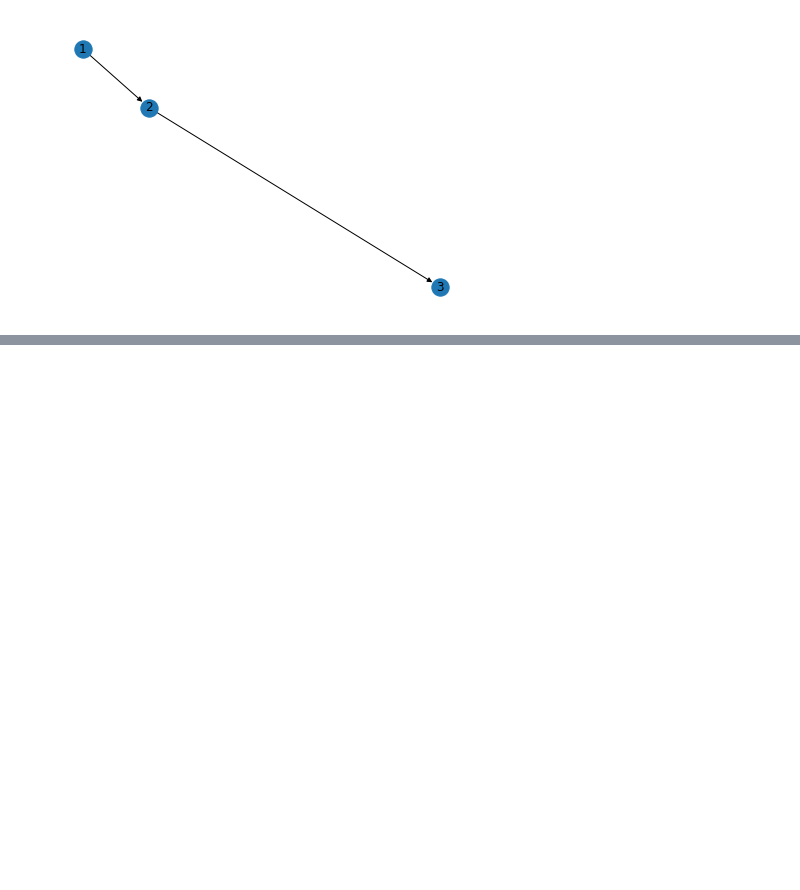
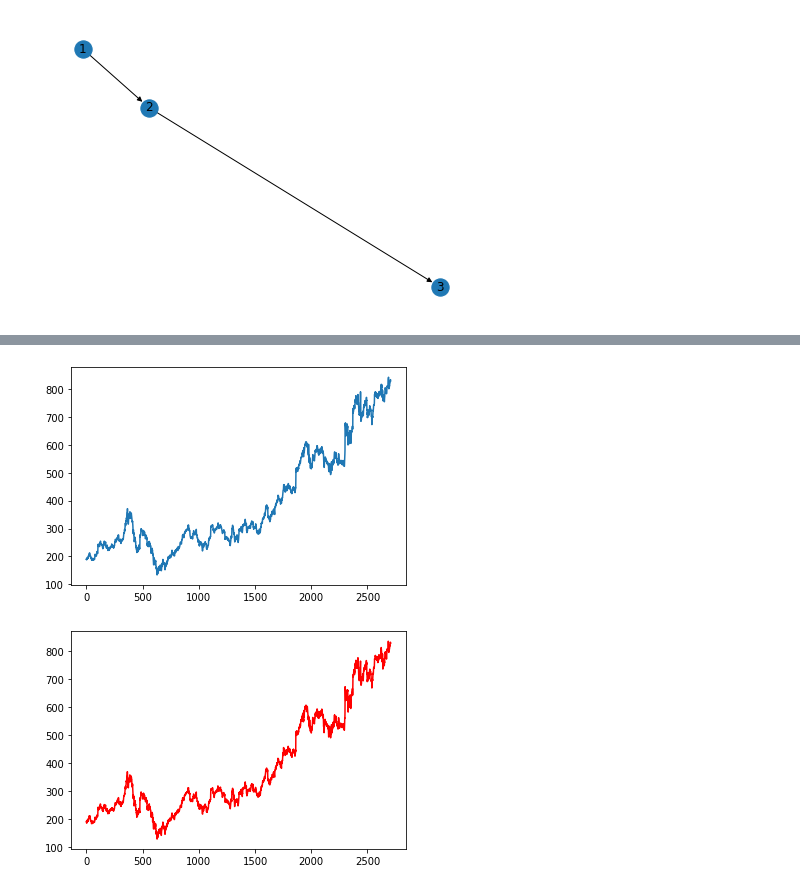
Before and after one commit to Le-Triumvirat/CADS-Internship, a Jupyter notebook: Anomaly_detection_in_financial_services_using_knowledge_graphs_and_machine_learning.ipynb, the cells around one changed output, grey strips where cells are left out. Cells and saved outputs as stored; diff of their text form; code cells hidden in the pictures; blank space fills up the shorter version.

```diff
--- a/Anomaly_detection_in_financial_services_using_knowledge_graphs_and_machine_learning.ipynb
+++ b/Anomaly_detection_in_financial_services_using_knowledge_graphs_and_machine_learning.ipynb
@@ -610,0 +596,20 @@ Length: 2707, dtype: bool
+# %%
+'''
+KDJ  |  W%R  |  RSI
+'''
+import pandas as pd
+goog = pd.read_csv('Stock Price\GOOG.csv')
+print(f"KDJ (Min and Max) {goog['KDJ'].min()}\t {goog['KDJ'].max()}")
+print(f"W%R (Min and Max) {goog['W%R'].min()}\t {goog['W%R'].max()}")
+print(f"RSI (Min and Max) {goog['RSI'].min()}\t {goog['RSI'].max()}")
+row_count = len(goog)
+'''
+Labels
+0 - overbought > 0.8 (sell)
+1 - oversold < 0.2 (buy)
+2 - nil trend [0.2,0.8]
+Note : Only AAPL has a column called as label
+'''
+# goog['KDJ'].sum()/len(goog['KDJ'].index)
+# goog['KDJ'].max()
+print('')
@@ -610,0 +626,10 @@ Length: 2707, dtype: bool
+# %%
+import matplotlib.pyplot as plt
+
+plt.plot(goog['High'])
+plt.show()
+plt.plot(goog['Close'],color='red')
+plt.show()
+# %% [output]
+[figure, added]
+[figure, added]
```
Also changed, not shown: parts of 10 cells of this notebook, 1 other file.
